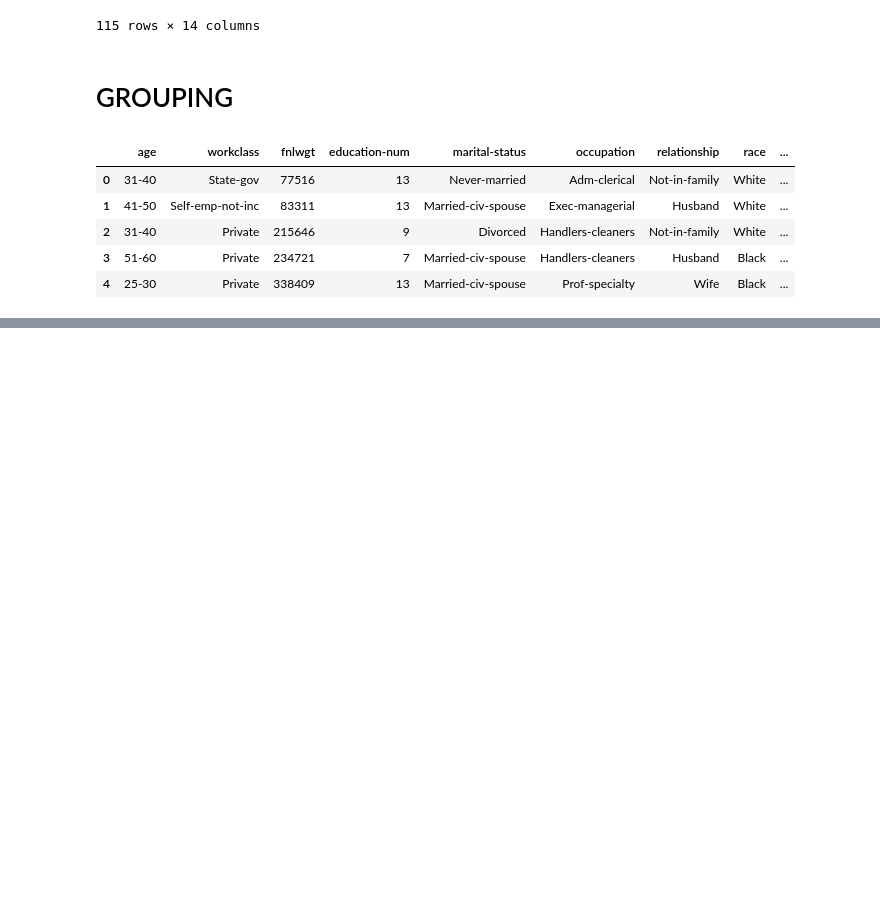
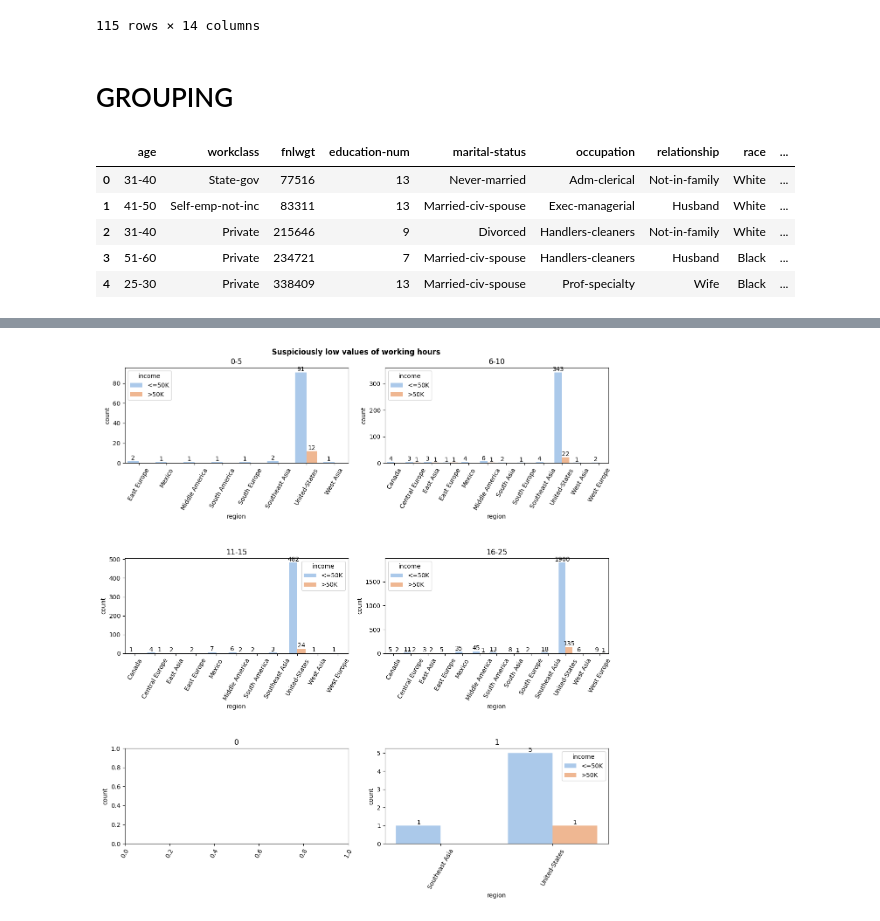
Before and after one commit to Staszek15/Data-Mining-Project, a Jupyter notebook: adults_cleaning.ipynb, the cells around one changed output, grey strips where cells are left out. Cells and saved outputs as stored; diff of their text form; code cells hidden in the pictures; blank space fills up the shorter version.

```diff
--- a/adults_cleaning.ipynb
+++ b/adults_cleaning.ipynb
@@ -460,0 +499,4 @@ df.head(5)
+# %%
+draw_subplots_low("region",60, hue_col="income")
+# %% [output]
+[figure, added]
```
Also changed, not shown: parts of 12 cells of this notebook.
